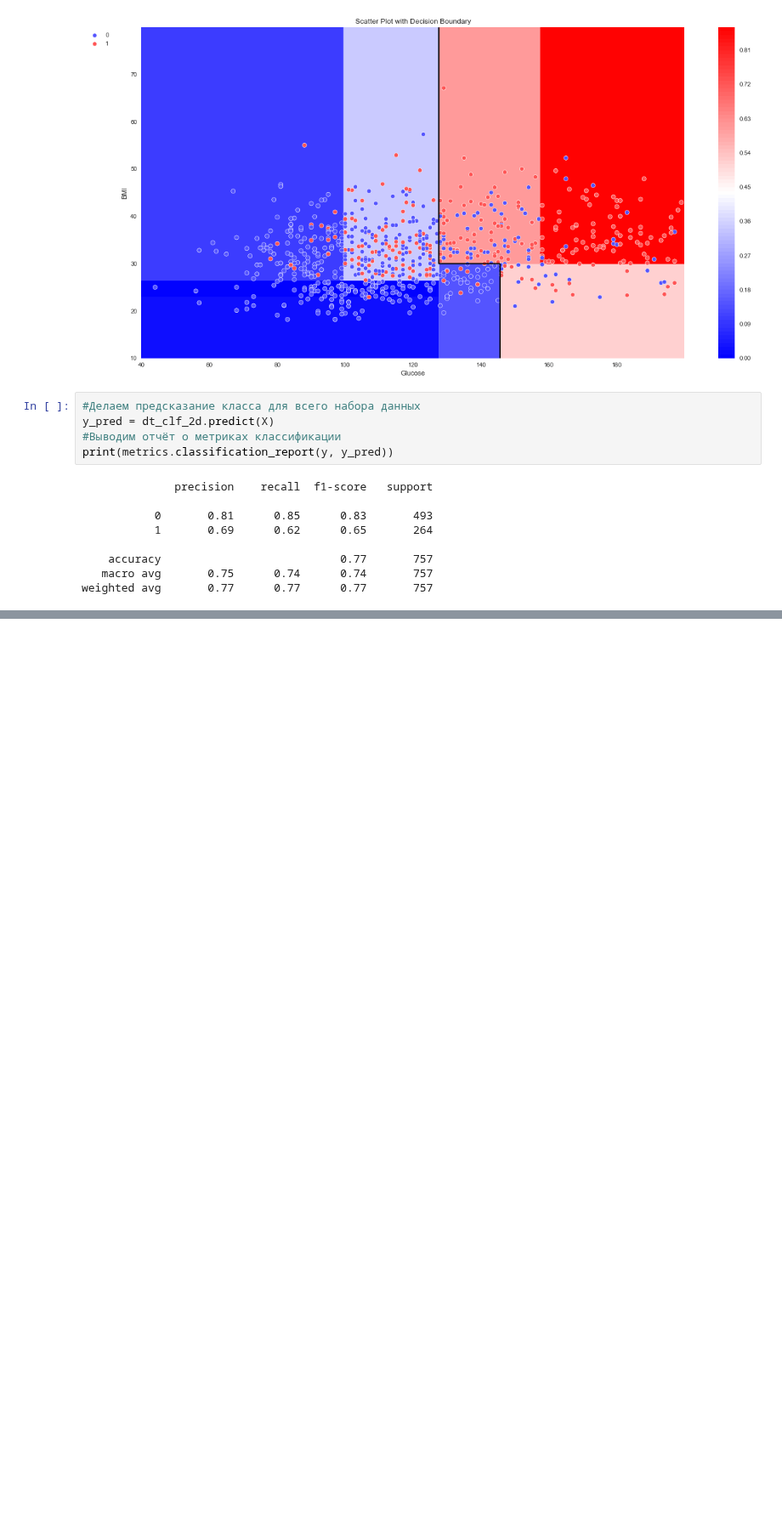
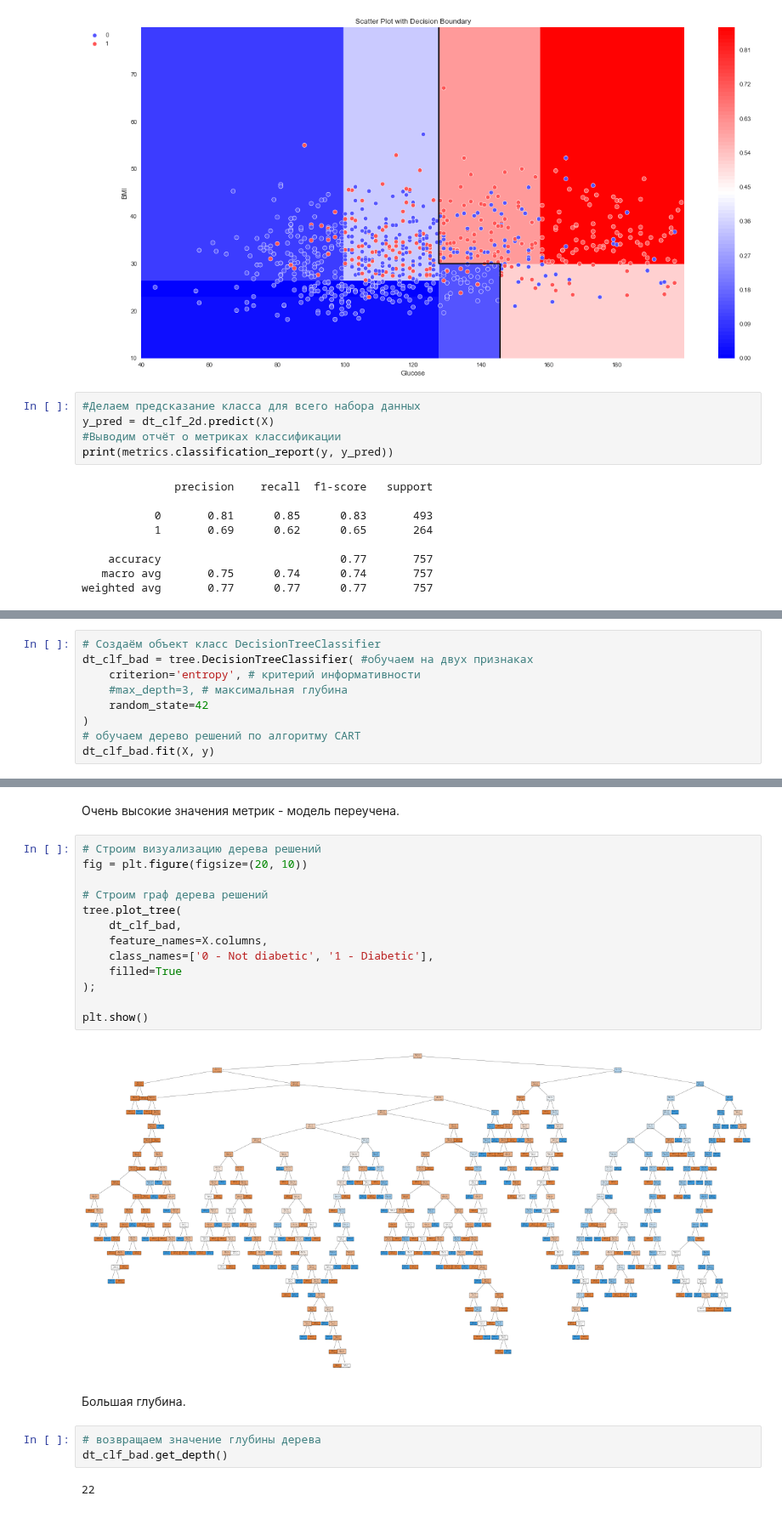
Before and after one commit to DmitriySky47/sf_data_science, a Jupyter notebook: Skillfactory/ML-3_Логистическая_регрессия/decision_tree_1.ipynb, the cells around one changed output, grey strips where cells are left out. Shown at 85% size. Saved outputs shown, nothing was run; the diff lists cells and outputs as text; blank space fills up the shorter version.

Commit message:
commit random tree

```diff
--- a/Skillfactory/ML-3_Логистическая_регрессия/decision_tree_1.ipynb
+++ b/Skillfactory/ML-3_Логистическая_регрессия/decision_tree_1.ipynb
@@ -131,0 +134,9 @@ weighted avg       0.77      0.77      0.77       757
+# %%
+# Создаём объект класс DecisionTreeClassifier
+dt_clf_bad = tree.DecisionTreeClassifier( #обучаем на двух признаках
+    criterion='entropy', # критерий информативности
+    #max_depth=3, # максимальная глубина
+    random_state=42
+)
+# обучаем дерево решений по алгоритму CART
+dt_clf_bad.fit(X, y)
@@ -131,0 +159,24 @@ weighted avg       0.77      0.77      0.77       757
+# %% [markdown]
+Очень высокие значения метрик - модель переучена.
+# %%
+# Строим визуализацию дерева решений
+fig = plt.figure(figsize=(20, 10))
+
+# Строим граф дерева решений
+tree.plot_tree(
+    dt_clf_bad,
+    feature_names=X.columns,
+    class_names=['0 - Not diabetic', '1 - Diabetic'],
+    filled=True
+);
+
+plt.show()
+# %% [output]
+[figure, added]
+# %% [markdown]
+Большая глубина.
+# %%
+# возвращаем значение глубины дерева
+dt_clf_bad.get_depth()
+# %% [output]
+22
```
Also changed, not shown: parts of 15 cells of this notebook, 1 other file.
